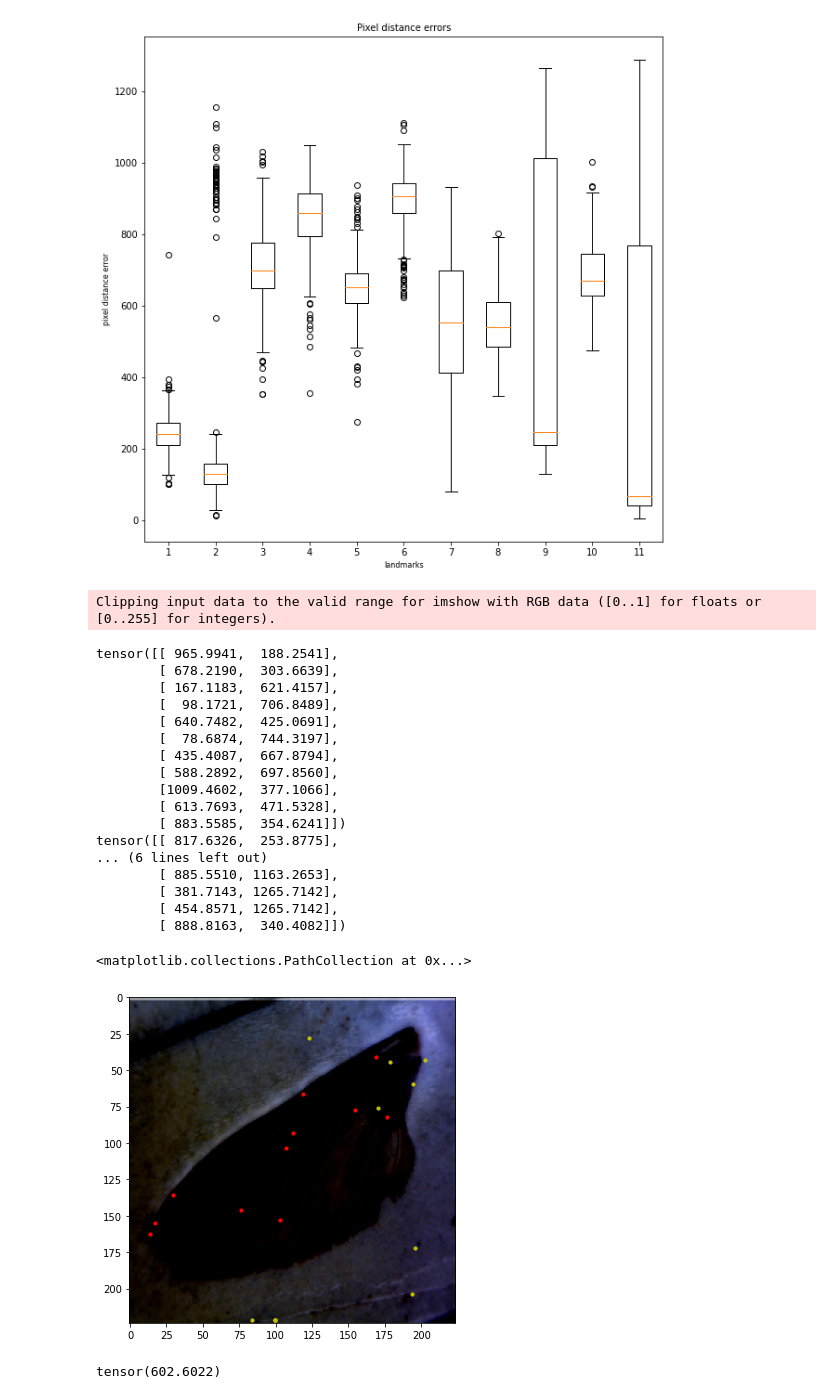
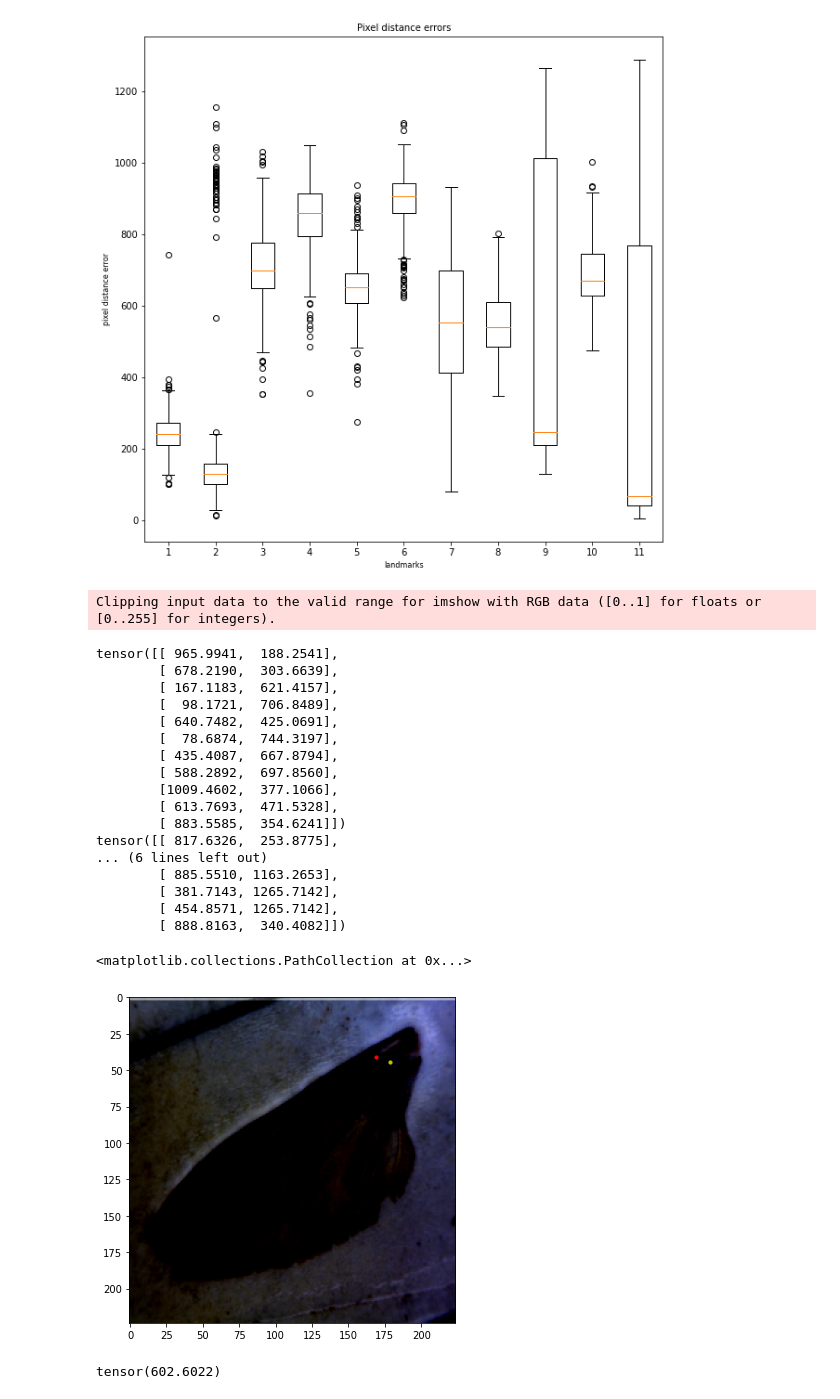
Before and after one commit to DylanGeldenhuys/Landmark-detection-for-tsetse-fly-wings, a Jupyter notebook: analysis-masks.ipynb, the cells around one changed output. Drawn from its saved outputs; the diff is of its cells as text; code cells hidden in the pictures.

Commit message:
will test plotting tomorrow

```diff
--- a/analysis-masks.ipynb
+++ b/analysis-masks.ipynb
@@ -182,34 +174,34 @@ image_plot = unorm(torch.from_numpy(image_plot)).numpy()
 # %%
 print(landmarks[0])
 print(predictions[0])
 
 plt.figure(figsize=(10,6))
 plt.imshow(image_plot)
 
-plt.scatter(landmarks[0][:,0].cpu().numpy()*224/1280, landmarks[0][:,1].cpu().numpy()*224/1024, s=10, color ='r')
+plt.scatter(landmarks[0][0,0].cpu().numpy()*224/1280, landmarks[0][0,1].cpu().numpy()*224/1024, s=10, color ='r')
 
-plt.scatter(predictions[0][:,0].cpu().numpy()*224/1024, predictions[0][:,1].cpu().numpy()*224/1280, s=10, color ='y')
+plt.scatter(predictions[0][0,0].cpu().numpy()*224/1024, predictions[0][0,1].cpu().numpy()*224/1280, s=10, color ='y')
 # %% [output]
 Clipping input data to the valid range for imshow with RGB data ([0..1] for floats or [0..255] for integers).
 tensor([[ 965.9941,  188.2541],
         [ 678.2190,  303.6639],
         [ 167.1183,  621.4157],
         [  98.1721,  706.8489],
         [ 640.7482,  425.0691],
         [  78.6874,  744.3197],
         [ 435.4087,  667.8794],
         [ 588.2892,  697.8560],
         [1009.4602,  377.1066],
         [ 613.7693,  471.5328],
         [ 883.5585,  354.6241]])
 tensor([[ 817.6326,  253.8775],
 ... (6 lines left out)
         [ 885.5510, 1163.2653],
         [ 381.7143, 1265.7142],
         [ 454.8571, 1265.7142],
         [ 888.8163,  340.4082]])
 <matplotlib.collections.PathCollection at 0x...>
-[figure, old version]
+[figure, new version]
 # %%
 difs = abs( - landmarks)
 difs = difs.detach()
```
Also changed, not shown: parts of 2 cells of this notebook.
